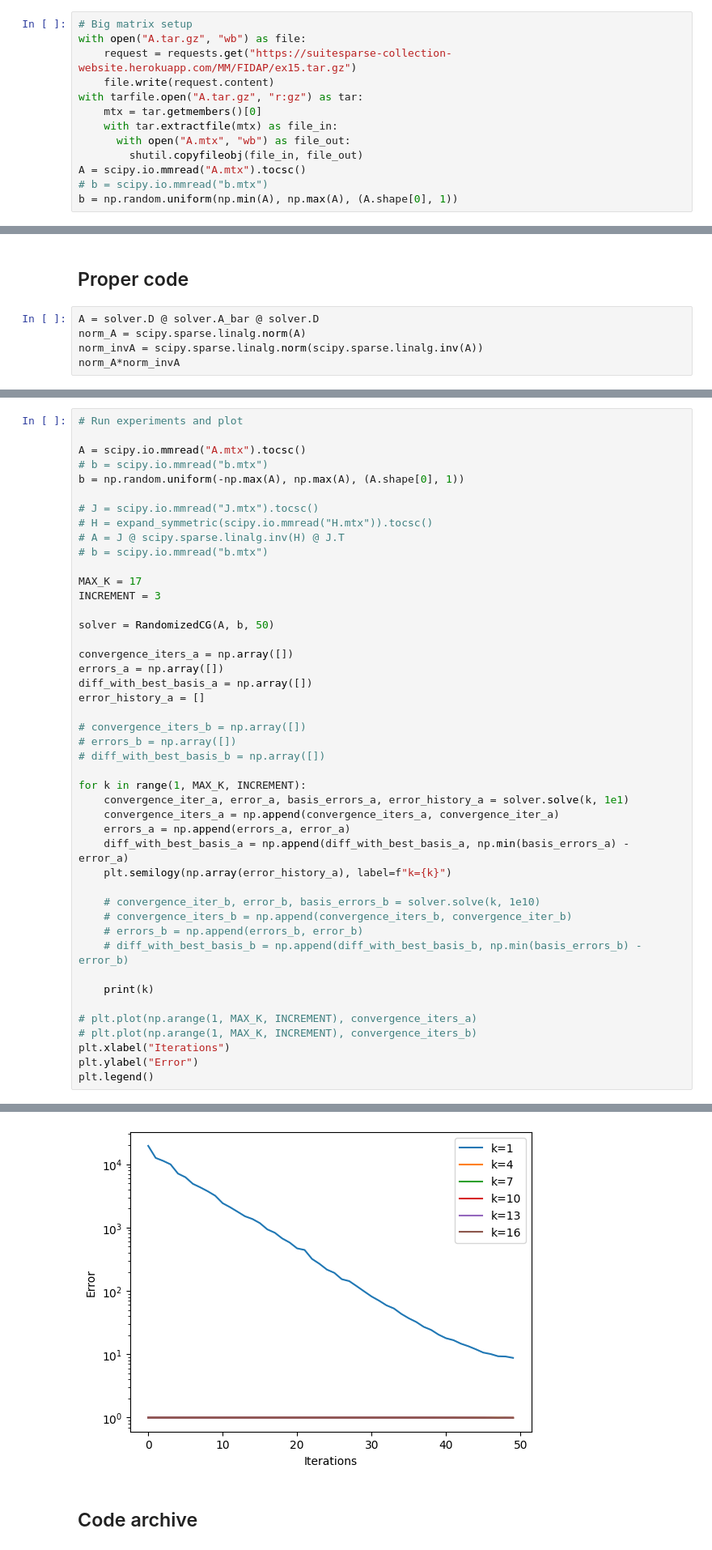
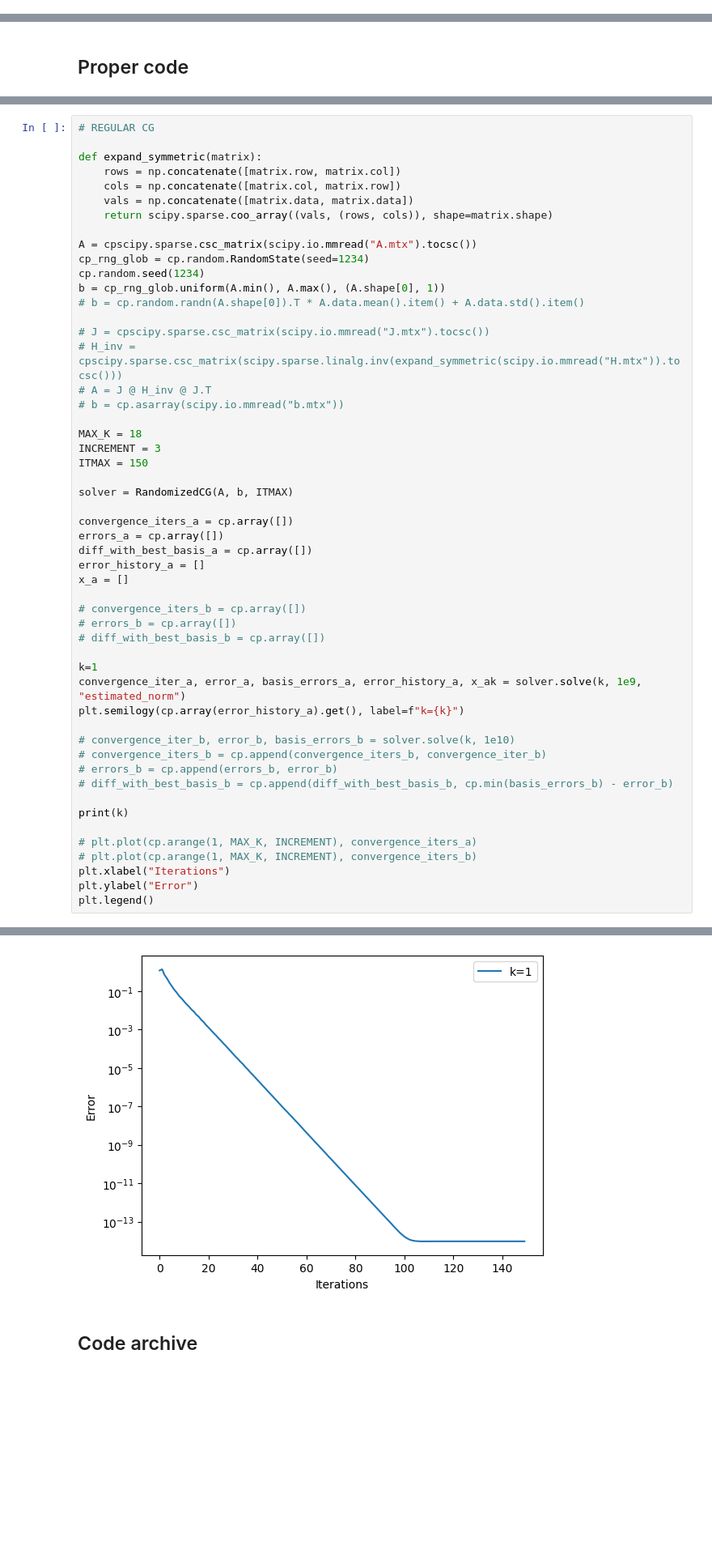
Before and after one commit to ORNL/ReSolve, a Jupyter notebook: randomized_cg_experiments/randomized_cg_experiments.ipynb, the cells around one changed output, grey strips where cells are left out. Shown at 81% size. Drawn from its saved outputs; the diff is of its cells as text; blank space fills up the shorter version.

```diff
--- a/randomized_cg_experiments/randomized_cg_experiments.ipynb
+++ b/randomized_cg_experiments/randomized_cg_experiments.ipynb
@@ -156,13 +186,0 @@ class RandomizedCG:
-# %%
-# Big matrix setup
-with open("A.tar.gz", "wb") as file:
-    request = requests.get("https://suitesparse-collection-website.herokuapp.com/MM/FIDAP/ex15.tar.gz")
-    file.write(request.content)
-with tarfile.open("A.tar.gz", "r:gz") as tar:
-    mtx = tar.getmembers()[0]
-    with tar.extractfile(mtx) as file_in:
-      with open("A.mtx", "wb") as file_out:
-        shutil.copyfileobj(file_in, file_out)
-A = scipy.io.mmread("A.mtx").tocsc()
-# b = scipy.io.mmread("b.mtx")
-b = np.random.uniform(np.min(A), np.max(A), (A.shape[0], 1))
@@ -169,7 +221,2 @@ b = np.random.uniform(np.min(A), np.max(A), (A.shape[0], 1))
 # %% [markdown]
 ## Proper code
-# %%
-A = solver.D @ solver.A_bar @ solver.D
-norm_A = scipy.sparse.linalg.norm(A)
-norm_invA = scipy.sparse.linalg.norm(scipy.sparse.linalg.inv(A))
-norm_A*norm_invA
@@ -178,45 +590,52 @@ np.float64(1.7640533299966168e+23)
 # %%
-# Run experiments and plot
+# REGULAR CG
 
-A = scipy.io.mmread("A.mtx").tocsc()
-# b = scipy.io.mmread("b.mtx")
-b = np.random.uniform(-np.max(A), np.max(A), (A.shape[0], 1))
+def expand_symmetric(matrix):
+    rows = np.concatenate([matrix.row, matrix.col])
+    cols = np.concatenate([matrix.col, matrix.row])
+    vals = np.concatenate([matrix.data, matrix.data])
+    return scipy.sparse.coo_array((vals, (rows, cols)), shape=matrix.shape)
 
-# J = scipy.io.mmread("J.mtx").tocsc()
-# H = expand_symmetric(scipy.io.mmread("H.mtx")).tocsc()
-# A = J @ scipy.sparse.linalg.inv(H) @ J.T
-# b = scipy.io.mmread("b.mtx")
+A = cpscipy.sparse.csc_matrix(scipy.io.mmread("A.mtx").tocsc())
+cp_rng_glob = cp.random.RandomState(seed=1234)
+cp.random.seed(1234)
+b = cp_rng_glob.uniform(A.min(), A.max(), (A.shape[0], 1))
+# b = cp.random.randn(A.shape[0]).T * A.data.mean().item() + A.data.std().item()
 
-MAX_K = 17
+# J = cpscipy.sparse.csc_matrix(scipy.io.mmread("J.mtx").tocsc())
+# H_inv = cpscipy.sparse.csc_matrix(scipy.sparse.linalg.inv(expand_symmetric(scipy.io.mmread("H.mtx")).tocsc()))
+# A = J @ H_inv @ J.T
+# b = cp.asarray(scipy.io.mmread("b.mtx"))
+
+MAX_K = 18
 INCREMENT = 3
+ITMAX = 150
 
-solver = RandomizedCG(A, b, 50)
+solver = RandomizedCG(A, b, ITMAX)
 
-convergence_iters_a = np.array([])
-errors_a = np.array([])
-diff_with_best_basis_a = np.array([])
+convergence_iters_a = cp.array([])
+errors_a = cp.array([])
+diff_with_best_basis_a = cp.array([])
 error_history_a = []
+x_a = []
 
-# convergence_iters_b = np.array([])
-# errors_b = np.array([])
-# diff_with_best_basis_b = np.array([])
+# convergence_iters_b = cp.array([])
+# errors_b = cp.array([])
+# diff_with_best_basis_b = cp.array([])
 
-for k in range(1, MAX_K, INCREMENT):
-    convergence_iter_a, error_a, basis_errors_a, error_history_a = solver.solve(k, 1e1)
-    convergence_iters_a = np.append(convergence_iters_a, convergence_iter_a)
-    errors_a = np.append(errors_a, error_a)
-    diff_with_best_basis_a = np.append(diff_with_best_basis_a, np.min(basis_errors_a) - error_a)
-    plt.semilogy(np.array(error_history_a), label=f"k={k}")
+k=1
+convergence_iter_a, error_a, basis_errors_a, error_history_a, x_ak = solver.solve(k, 1e9, "estimated_norm")
+plt.semilogy(cp.array(error_history_a).get(), label=f"k={k}")
 
-    # convergence_iter_b, error_b, basis_errors_b = solver.solve(k, 1e10)
-    # convergence_iters_b = np.append(convergence_iters_b, convergence_iter_b)
-    # errors_b = np.append(errors_b, error_b)
-    # diff_with_best_basis_b = np.append(diff_with_best_basis_b, np.min(basis_errors_b) - error_b)
+# convergence_iter_b, error_b, basis_errors_b = solver.solve(k, 1e10)
+# convergence_iters_b = cp.append(convergence_iters_b, convergence_iter_b)
+# errors_b = cp.append(errors_b, error_b)
+# diff_with_best_basis_b = cp.append(diff_with_best_basis_b, cp.min(basis_errors_b) - error_b)
 
-    print(k)
+print(k)
 
-# plt.plot(np.arange(1, MAX_K, INCREMENT), convergence_iters_a)
-# plt.plot(np.arange(1, MAX_K, INCREMENT), convergence_iters_b)
+# plt.plot(cp.arange(1, MAX_K, INCREMENT), convergence_iters_a)
+# plt.plot(cp.arange(1, MAX_K, INCREMENT), convergence_iters_b)
 plt.xlabel("Iterations")
 plt.ylabel("Error")
 plt.legend()
@@ -241,5 +644,5 @@ iteration 49, error 0.9898937736453797
 <matplotlib.legend.Legend at 0x...>
-[figure, old version]
+[figure, new version]
 # %% [markdown]
 ## Code archive
 # %%
```
Also changed, not shown: parts of 25 cells of this notebook, 4 other files.
